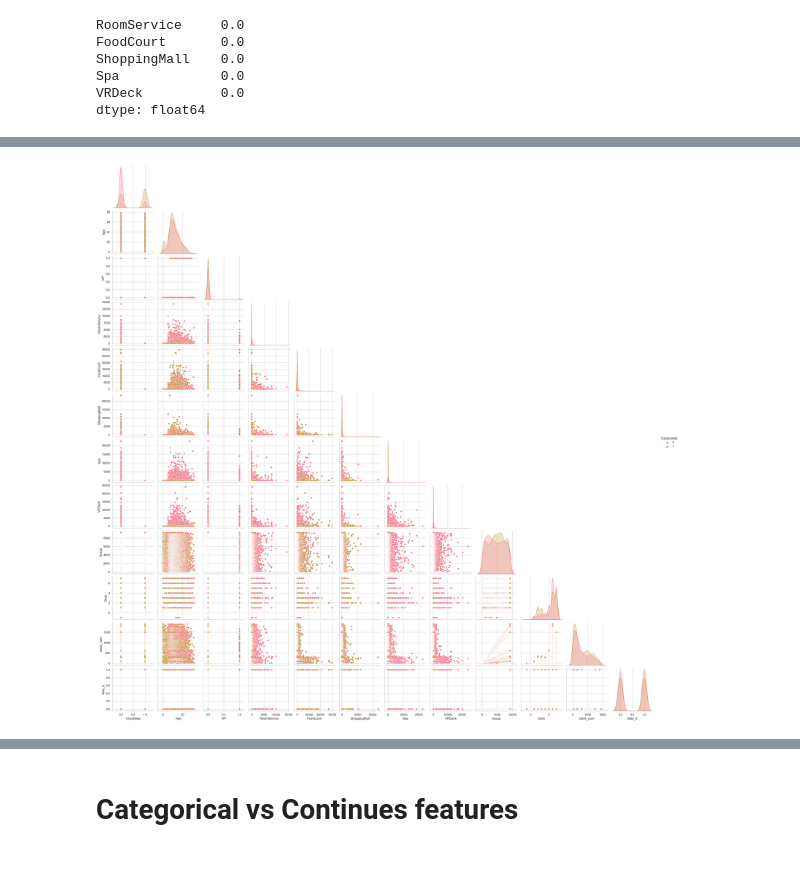
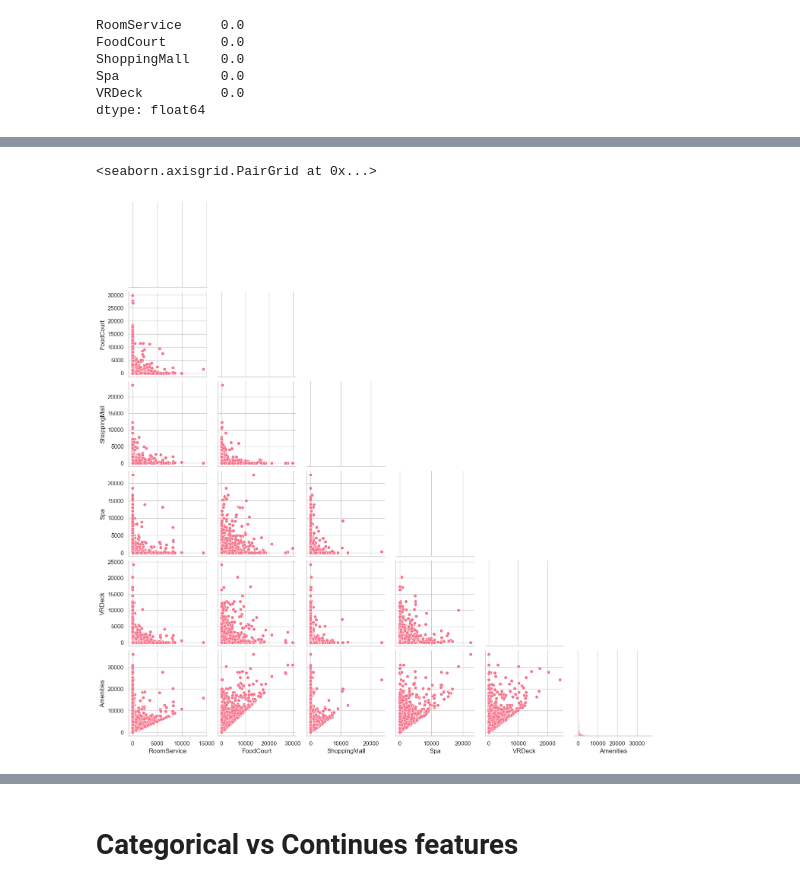
Before and after one commit to gkukse/Spaceship_Titanic, a Jupyter notebook: EDA.ipynb, the cells around one changed output, grey strips where cells are left out. Drawn from its saved outputs; the diff is of its cells as text; code cells hidden in the pictures.

```diff
--- a/EDA.ipynb
+++ b/EDA.ipynb
@@ -200,6 +205,0 @@ titanic = missing_value(titanic, 'HomePlanet')
-# %%
-titanic = missing_value(titanic, 'Cabin')
-# %%
-titanic = missing_value(titanic, 'Destination')
-# %%
-titanic = missing_value(titanic, 'VIP')
@@ -232,0 +206,12 @@ Dataset has 0 duplicates
+# %%
+def family(df):
+    df['GroupSize'] = df.groupby(['Group', 'Last_Name'])['Group'].transform('size')
+
+    # Step 2: Create 'Family' column based on group size
+    df['Family'] = (df['GroupSize'] >= 2).astype(int)
+
+    # Drop the intermediate 'GroupSize' column if you don't need it anymore
+    df.drop(columns=['GroupSize'], inplace=True)
+    return df
+
+titanic = family(titanic)
@@ -233,5 +227,6 @@ Dataset has 0 duplicates
 # %%
-sns.pairplot(titanic.drop(columns=['Cabin', 'First_Name', 'Last_Name', 'Group_Id']), corner=True, hue='Transported')
+sns.pairplot(titanic[amenities], corner=True)
 plt.show()
 # %% [output]
+<seaborn.axisgrid.PairGrid at 0x...>
-[figure, old version]
+[figure, new version]
```
Also changed, not shown: parts of 91 cells of this notebook, 2 other files.
